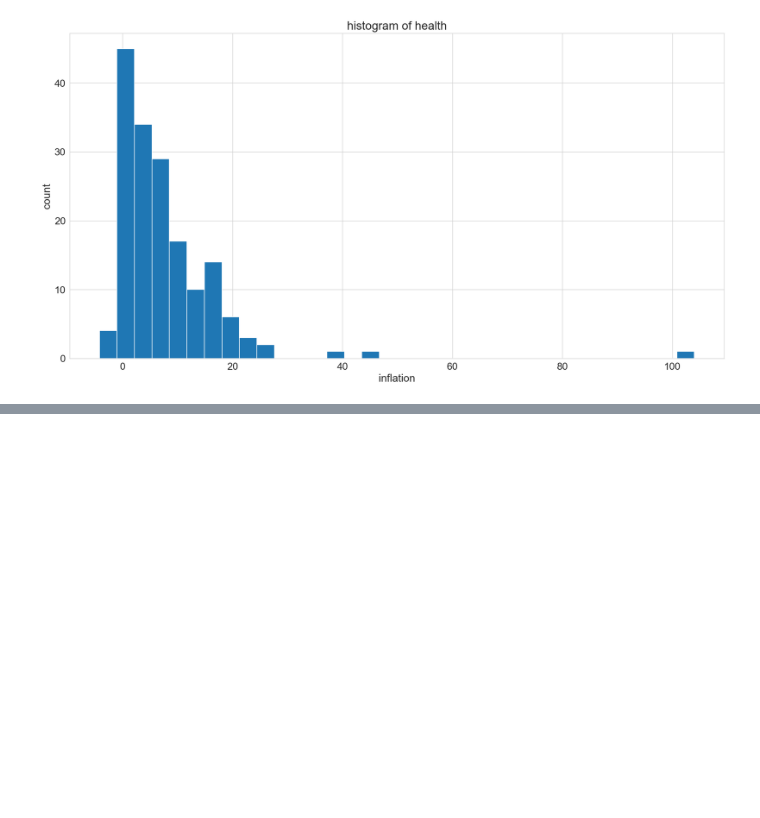
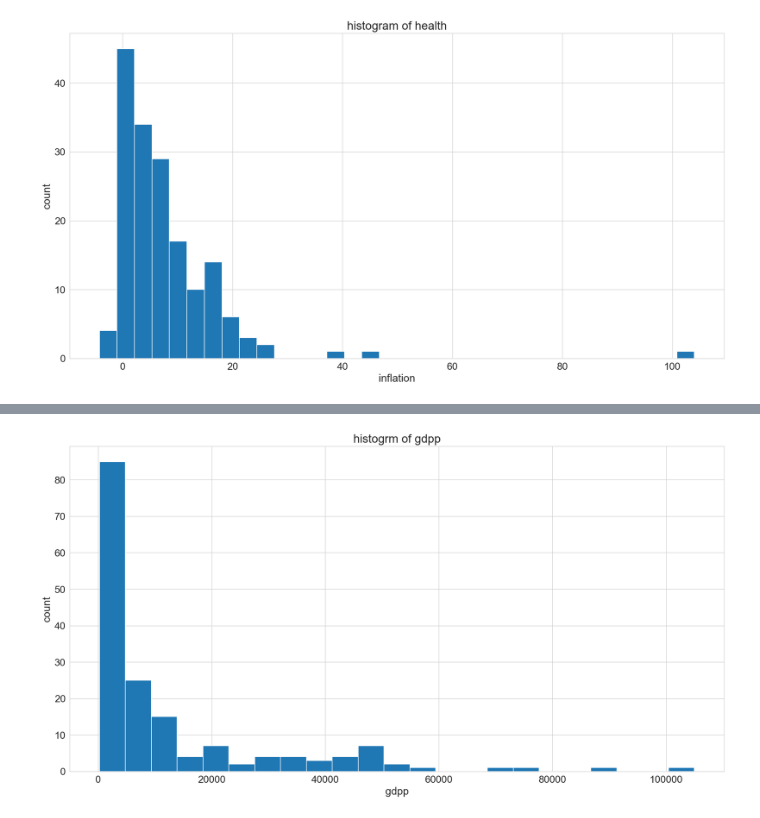
Before and after one commit to HosseinHeydari2004/pca-ml-project, a Jupyter notebook: pca.ipynb, the cells around one changed output, grey strips where cells are left out. Saved outputs shown, nothing was run; the diff lists cells and outputs as text; code cells hidden in the pictures; blank space fills up the shorter version.

```diff
--- a/pca.ipynb
+++ b/pca.ipynb
@@ -133,0 +168,4 @@ hist(x=df["inflation"], title="histogram of health", x_title="inflation")
+# %%
+hist(x=df["gdpp"], title="histogrm of gdpp", x_title="gdpp")
+# %% [output]
+[figure, added]
```
Also changed, not shown: parts of 9 cells of this notebook.
